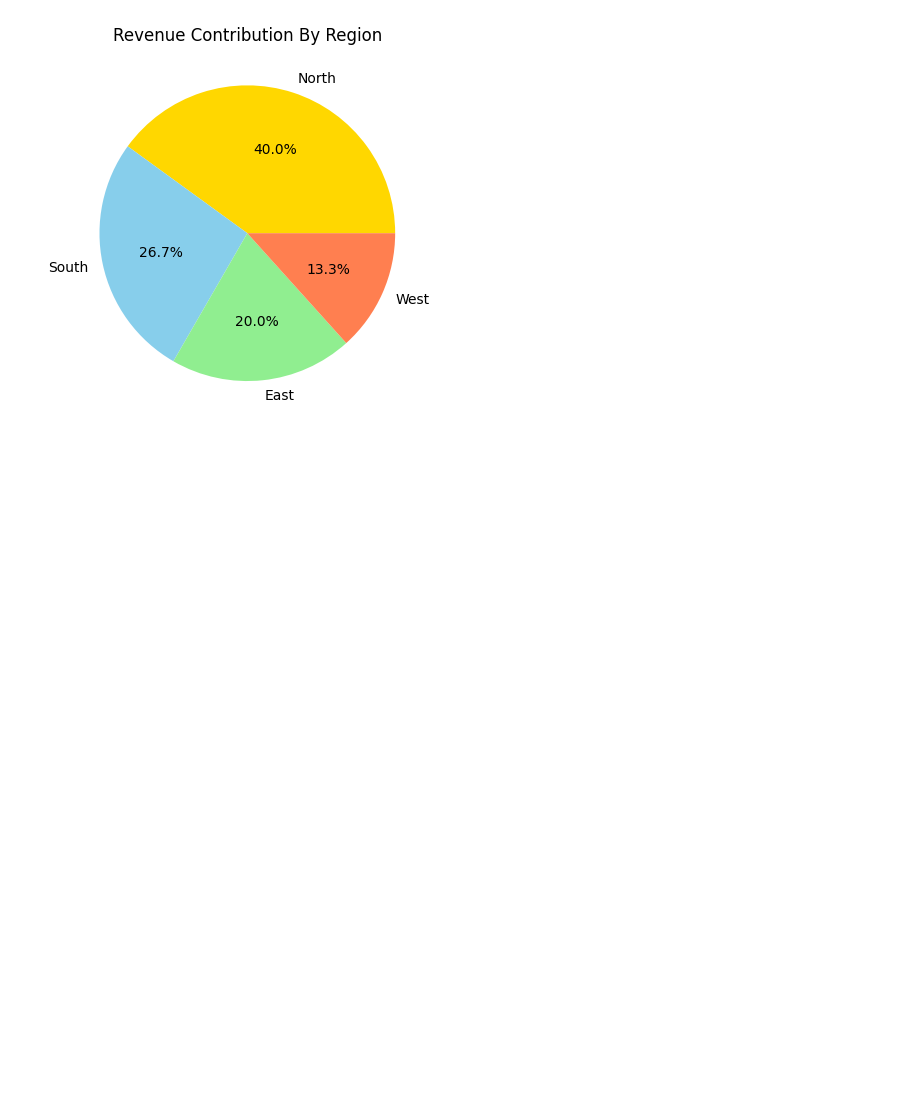
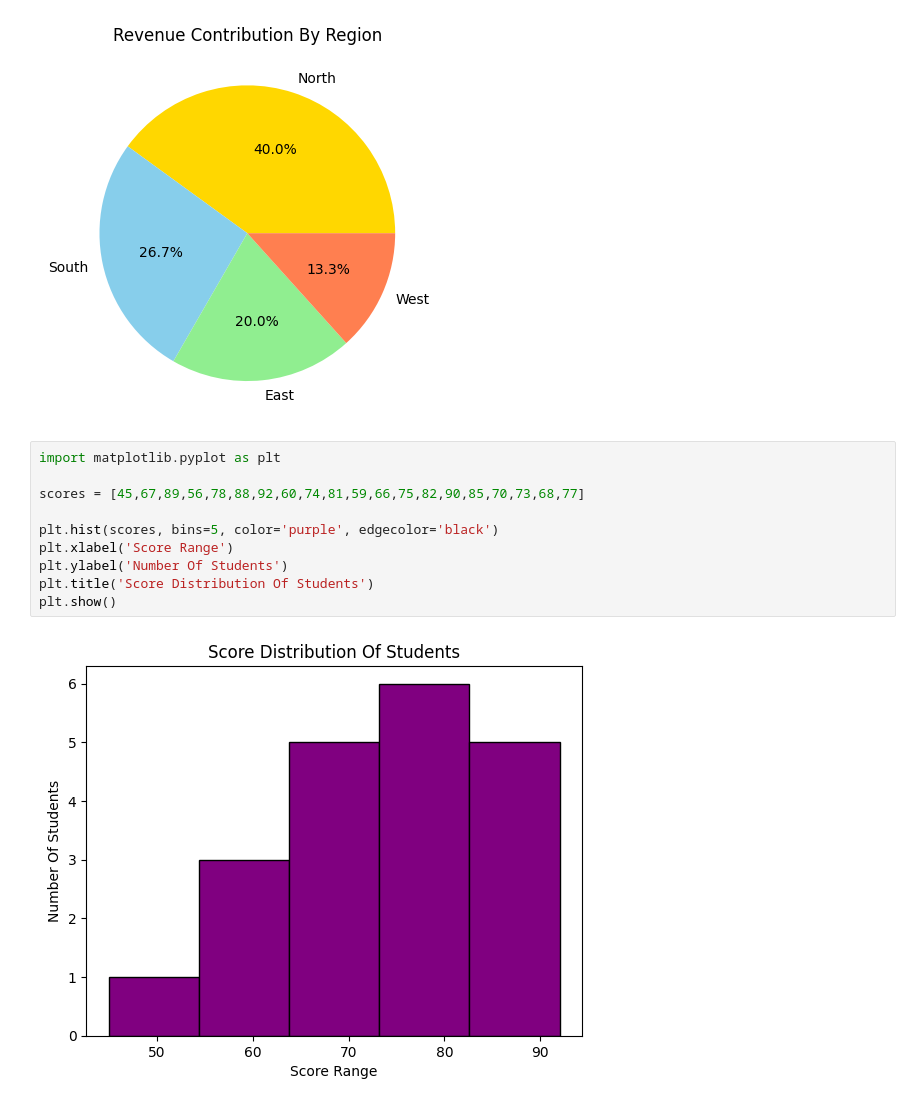
Before and after one commit to Atharva0987/Data-Analyst-1-Project, a Jupyter notebook: chapter_appendix-tools-for-deep-learning/jupyter.ipynb, the cells around one changed output. Saved outputs shown, nothing was run; the diff lists cells and outputs as text; blank space fills up the shorter version.

```diff
--- a/chapter_appendix-tools-for-deep-learning/jupyter.ipynb
+++ b/chapter_appendix-tools-for-deep-learning/jupyter.ipynb
@@ -26,3 +26,15 @@ plt.title('Revenue Contribution By Region')
 plt.show()
 # %% [output]
 [figure]
+# %%
+import matplotlib.pyplot as plt
+
+scores = [45,67,89,56,78,88,92,60,74,81,59,66,75,82,90,85,70,73,68,77]
+
+plt.hist(scores, bins=5, color='purple', edgecolor='black')
+plt.xlabel('Score Range')
+plt.ylabel('Number Of Students')
+plt.title('Score Distribution Of Students')
+plt.show()
+# %% [output]
+[figure, added]
```
Also changed, not shown: parts of 2 cells of this notebook.
